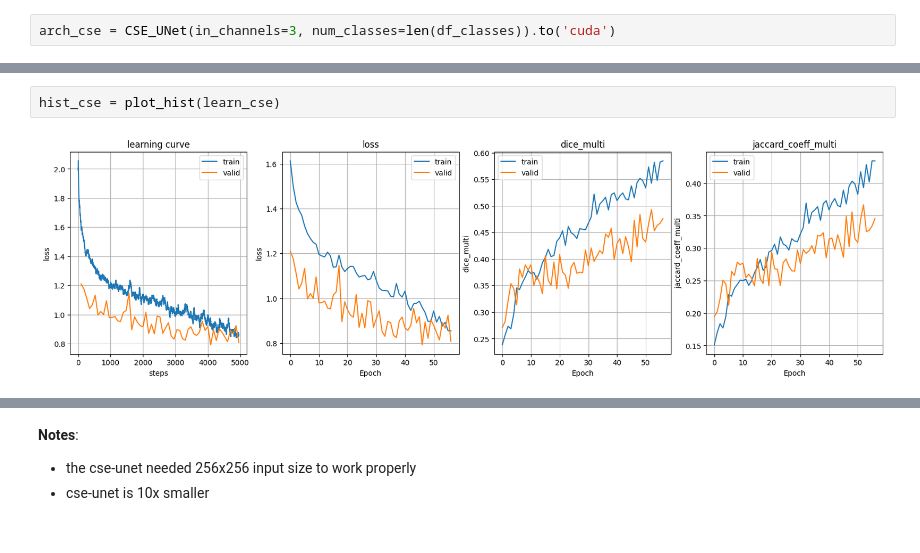
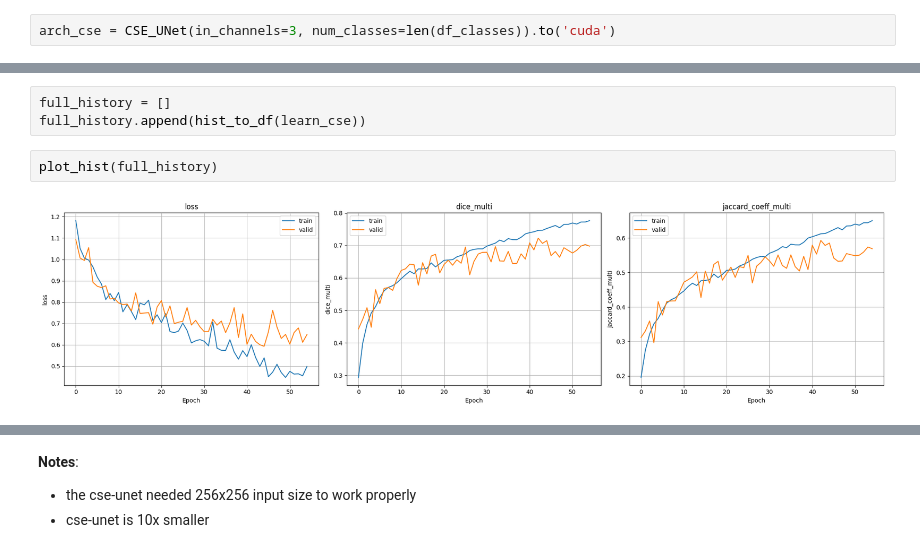
Before and after one commit to mzsuetam/computational-intelligence-proj, a Jupyter notebook: notebooks/segmentation.ipynb, the cells around one changed output, grey strips where cells are left out. Cells and saved outputs as stored; diff of their text form.

Commit message:
Add experiment on full ds

```diff
--- a/notebooks/segmentation.ipynb
+++ b/notebooks/segmentation.ipynb
@@ -691,4 +754,7 @@ No improvement since epoch 46: early stopping
-# %%
-hist_cse = plot_hist(learn_cse)
-# %% [output]
-[figure, removed]
+# %%
+full_history = []
+full_history.append(hist_to_df(learn_cse))
+# %%
+plot_hist(full_history)
+# %% [output]
+[figure, added]
```
Also changed, not shown: parts of 24 cells of this notebook, 3 other files.
